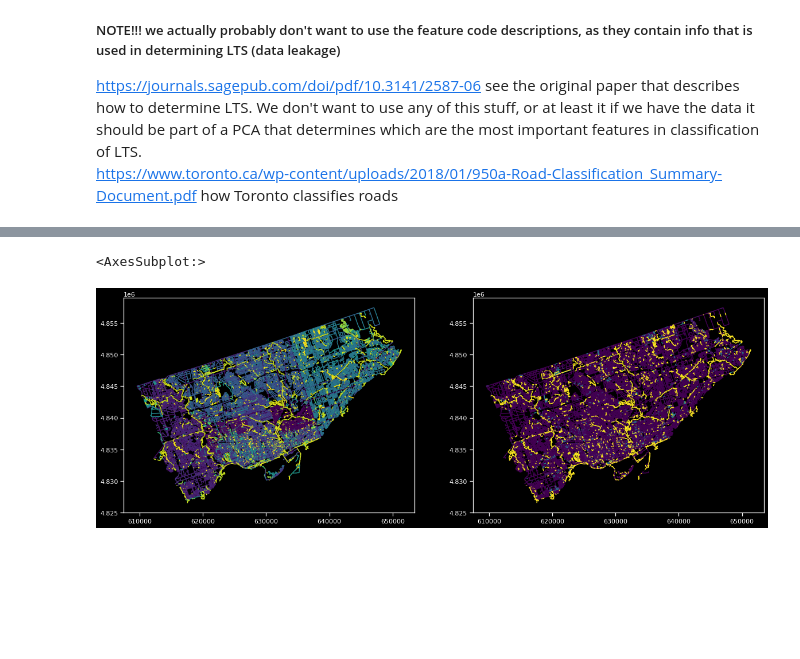
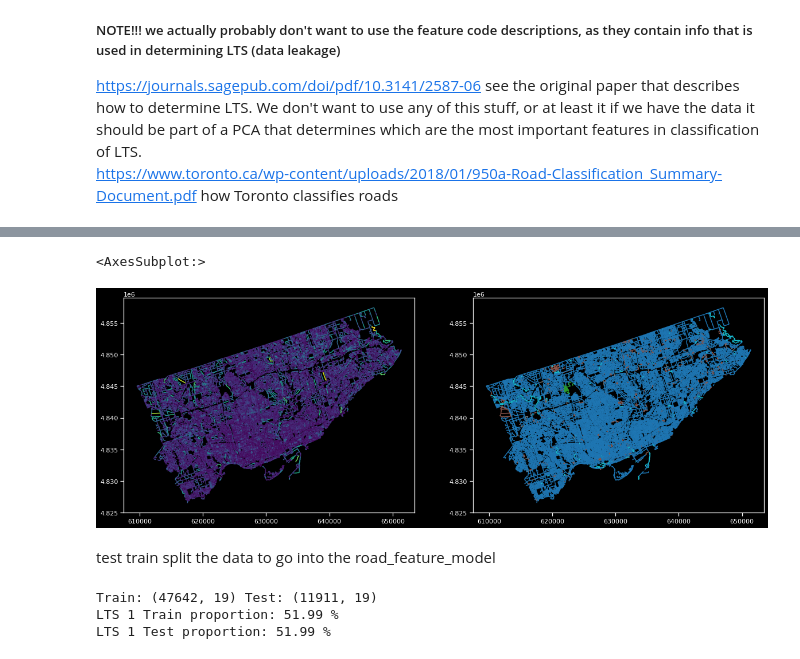
Before and after one commit to KeaganHRankin/Cycle-Classifier, a Jupyter notebook: edanalysis/eda_featuretype.ipynb, the cells around one changed output, grey strips where cells are left out. Drawn from its saved outputs; the diff is of its cells as text; code cells hidden in the pictures; blank space fills up the shorter version.

Commit message:
New Centrelines Feature model, article could be named "estimating bike accessibility 3 ways using machine learning" 3/24/2022

```diff
--- a/edanalysis/eda_featuretype.ipynb
+++ b/edanalysis/eda_featuretype.ipynb
@@ -58,6 +58,8 @@ centrelines_gpd.head()
 | 3 | 13969361 | 1892 | Keane Ave | Keane Avenue | None | 76-76 | N | ... |
 | 4 | 20054901 | 18818 | Ww W Kennedy W Jade | Ww W Kennedy W Jade | None | None | N | ... |
 5 rows × 41 columns
+# %%
+centrelines_gpd = centrelines_gpd[['CENTRELINE_ID', 'FEATURE_CODE', 'FEATURE_CODE_DESC', 'JURISDICTION','LINEAR_NAME_FULL','geometry']]
 # %% [markdown]
 #### Join centrelines to Bo's raod segments
 WE need ot find the corresponding ID tag to join them, <br>
@@ -128,6 +129,9 @@ It looks like from the graph that we can easily group some feature codes togethe
 ##### NOTE!!! we actually probably don't want to use the feature code descriptions, as they contain info that is used in determining LTS (data leakage)
 https://journals.sagepub.com/doi/pdf/10.3141/2587-06 see the original paper that describes how to determine LTS. We don't want to use any of this stuff, or at least it if we have the data it should be part of a PCA that determines which are the most important features in classification of LTS. <br>
 https://www.toronto.ca/wp-content/uploads/2018/01/950a-Road-Classification_Summary-Document.pdf how Toronto classifies roads
+# %%
+centre_merge['high access'] = centre_merge['LTS'].apply(lambda x: 1 if x <= 2 else 0)
+centre_merge = centre_merge[centre_merge['LTS'] != 0]
 # %%
 centre_merge.info()
 # %% [output]
@@ -172,9 +159,24 @@ centre_merge[['LFN_ID', 'LF_NAME', 'LINEAR_NAME_ID', 'LINEAR_NAME_FULL', 'LINEAR
 # %%
 fig, axs = plt.subplots(figsize=(20,12), ncols=2, nrows=1)
 
 # Plotting
-centre_merge.plot(ax=axs[0], column='LFN_ID')
-centre_merge.plot(ax=axs[1], column='FROM_INTERSECTION_ID')
+centre_merge.plot(ax=axs[0], column='length_in_')
+centre_merge.plot(ax=axs[1], column='JURISDICTION')
 # %% [output]
 <AxesSubplot:>
-[figure, old version]
+[figure, new version]
+# %% [markdown]
+test train split the data to go into the road_feature_model
+# %%
+# Do a 80/20 test train split and save these to a csv
+from sklearn.model_selection import train_test_split
+
+#stratify the split across the LTS labels
+train, test = train_test_split(centre_merge, test_size=0.2, stratify=centre_merge['LTS'])
+print('Train:', train.shape, 'Test:', test.shape)
+print('LTS 1 Train proportion: {:.2f} %'.format(train['LTS'][train['LTS'] == 1].shape[0] / train.shape[0] * 100))
+print('LTS 1 Test proportion: {:.2f} %'.format(test['LTS'][test['LTS'] == 1].shape[0] / test.shape[0] * 100))
+# %% [output]
+Train: (47642, 19) Test: (11911, 19)
+LTS 1 Train proportion: 51.99 %
+LTS 1 Test proportion: 51.99 %
```
Also changed, not shown: parts of 6 cells of this notebook, 2 other files.
